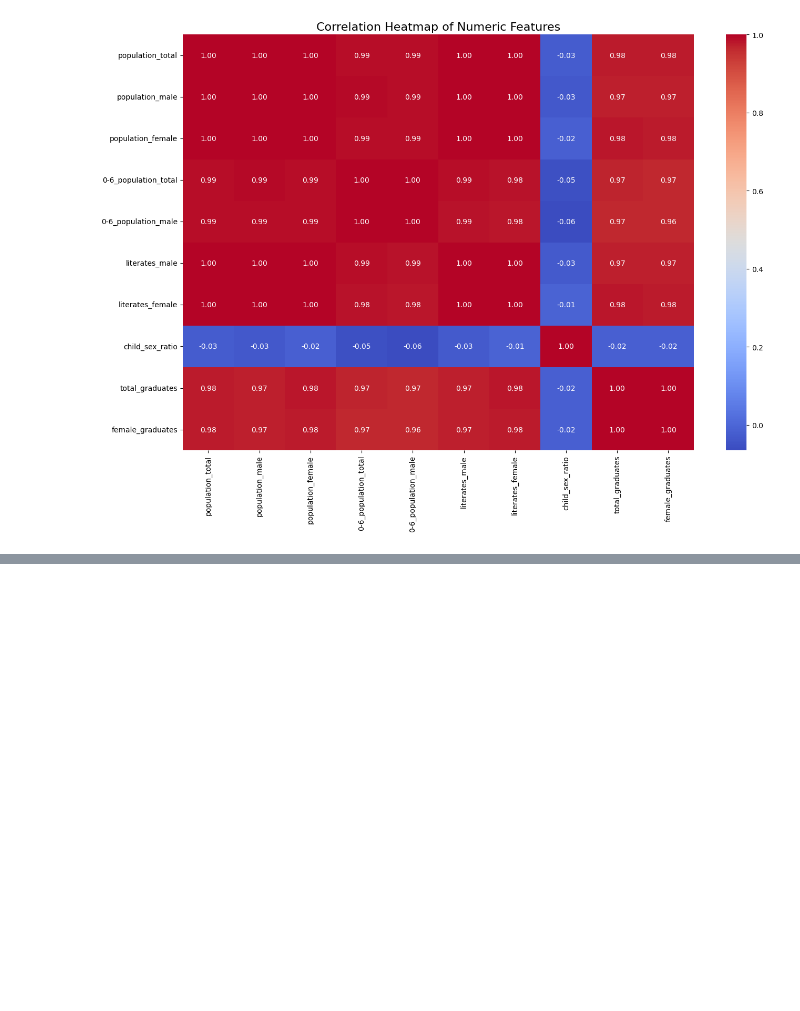
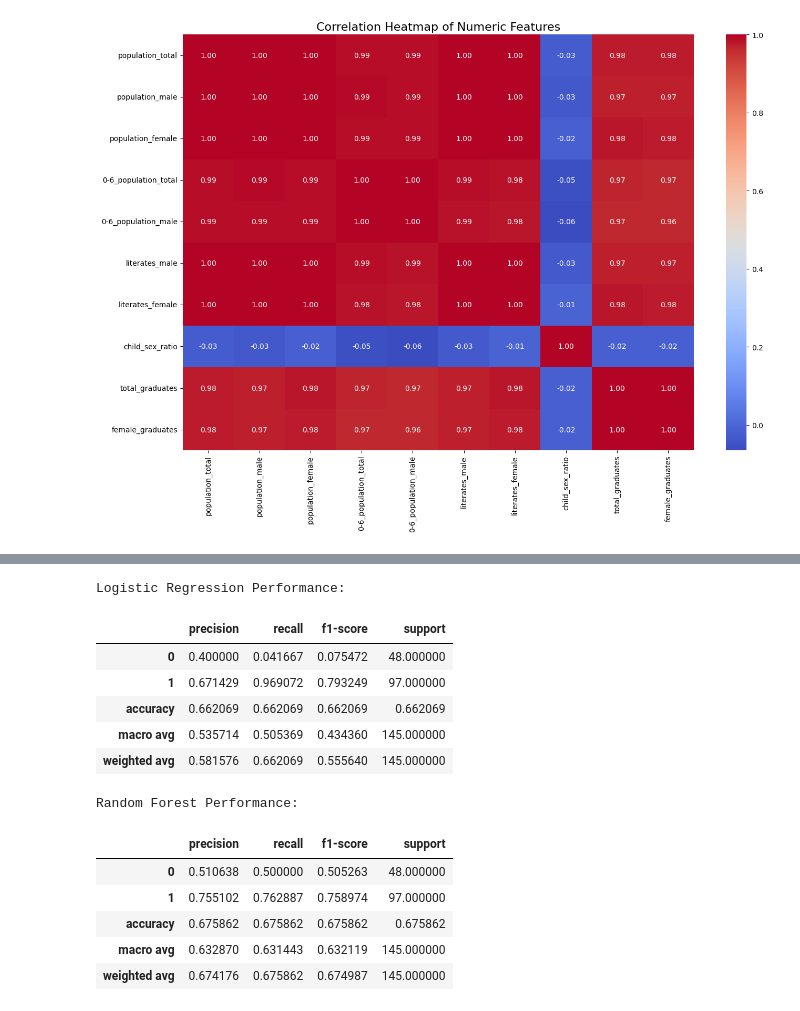
Before and after one commit to VKrishna04/My-Python-Life, a Jupyter notebook: Python - College/Semester 5/Data Analytics/Assignment - 1/AV.EN.U4CSE22016.ipynb, the cells around one changed output, grey strips where cells are left out. Drawn from its saved outputs; the diff is of its cells as text; code cells hidden in the pictures; blank space fills up the shorter version.

```diff
--- a/Python - College/Semester 5/Data Analytics/Assignment - 1/AV.EN.U4CSE22016.ipynb
+++ b/Python - College/Semester 5/Data Analytics/Assignment - 1/AV.EN.U4CSE22016.ipynb
@@ -418,0 +652,46 @@ plt.show()
+# %%
+from sklearn.linear_model import LogisticRegression
+from sklearn.ensemble import RandomForestClassifier
+
+# Train two classifiers
+log_reg = LogisticRegression(random_state=42)
+rf = RandomForestClassifier(random_state=42)
+
+log_reg.fit(X_train, y_train)
+rf.fit(X_train, y_train)
+
+# Predictions
+log_preds = log_reg.predict(X_test)
+rf_preds = rf.predict(X_test)
+# %%
+from sklearn.metrics import classification_report
+
+# Comparison
+print("Logistic Regression Performance:")
+report_LR = classification_report(y_test, log_preds, output_dict=True)
+# Convert the classification report to a DataFrame
+report_LR = pd.DataFrame(report_LR).transpose()
+# Display the DataFrame
+display(report_LR)
+
+print("Random Forest Performance:")
+report_RF = classification_report(y_test, rf_preds, output_dict=True)
+# Convert the classification report to a DataFrame
+report_RF = pd.DataFrame(report_RF).transpose()
+# Display the DataFrame
+display(report_RF)
+# %% [output]
+Logistic Regression Performance:
+|  | precision | recall | f1-score | support |
+| 0 | 0.400000 | 0.041667 | 0.075472 | 48.000000 |
+| 1 | 0.671429 | 0.969072 | 0.793249 | 97.000000 |
+| accuracy | 0.662069 | 0.662069 | 0.662069 | 0.662069 |
+| macro avg | 0.535714 | 0.505369 | 0.434360 | 145.000000 |
+| weighted avg | 0.581576 | 0.662069 | 0.555640 | 145.000000 |
+Random Forest Performance:
+|  | precision | recall | f1-score | support |
+| 0 | 0.510638 | 0.500000 | 0.505263 | 48.000000 |
+| 1 | 0.755102 | 0.762887 | 0.758974 | 97.000000 |
+| accuracy | 0.675862 | 0.675862 | 0.675862 | 0.675862 |
+| macro avg | 0.632870 | 0.631443 | 0.632119 | 145.000000 |
+| weighted avg | 0.674176 | 0.675862 | 0.674987 | 145.000000 |
```
Also changed, not shown: parts of 24 cells of this notebook, 13 other files.
